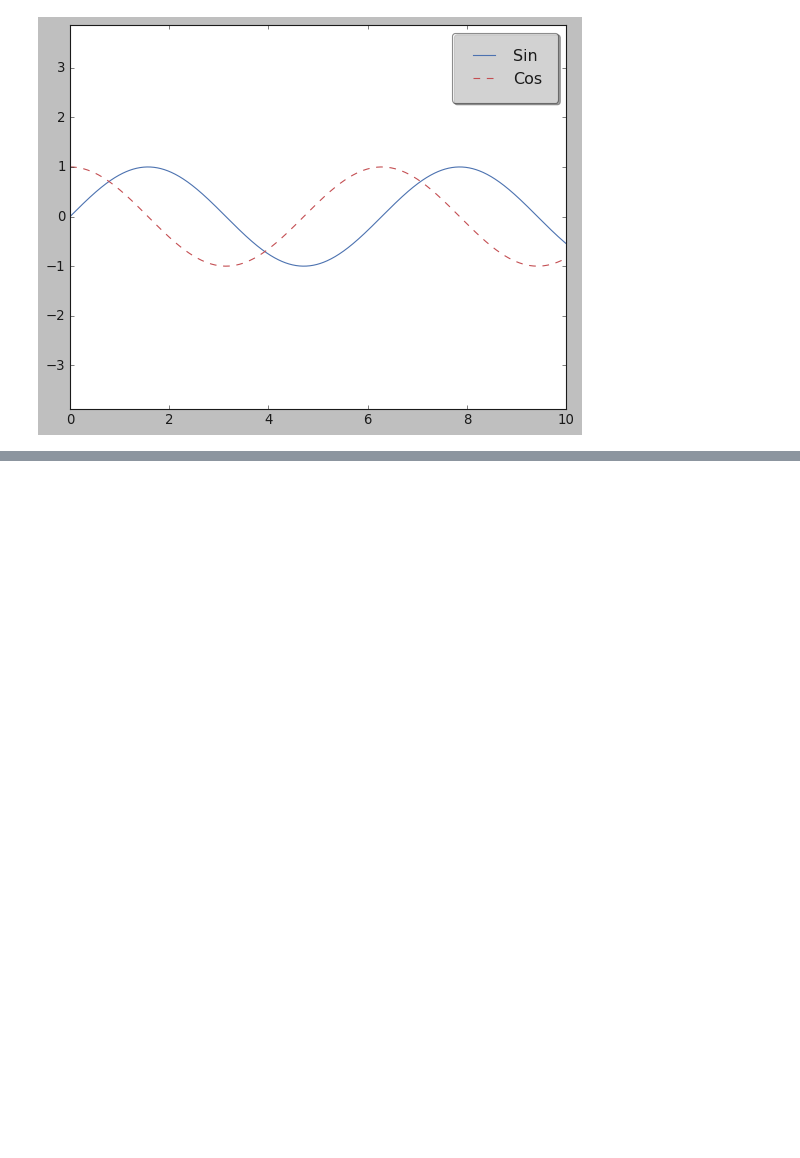
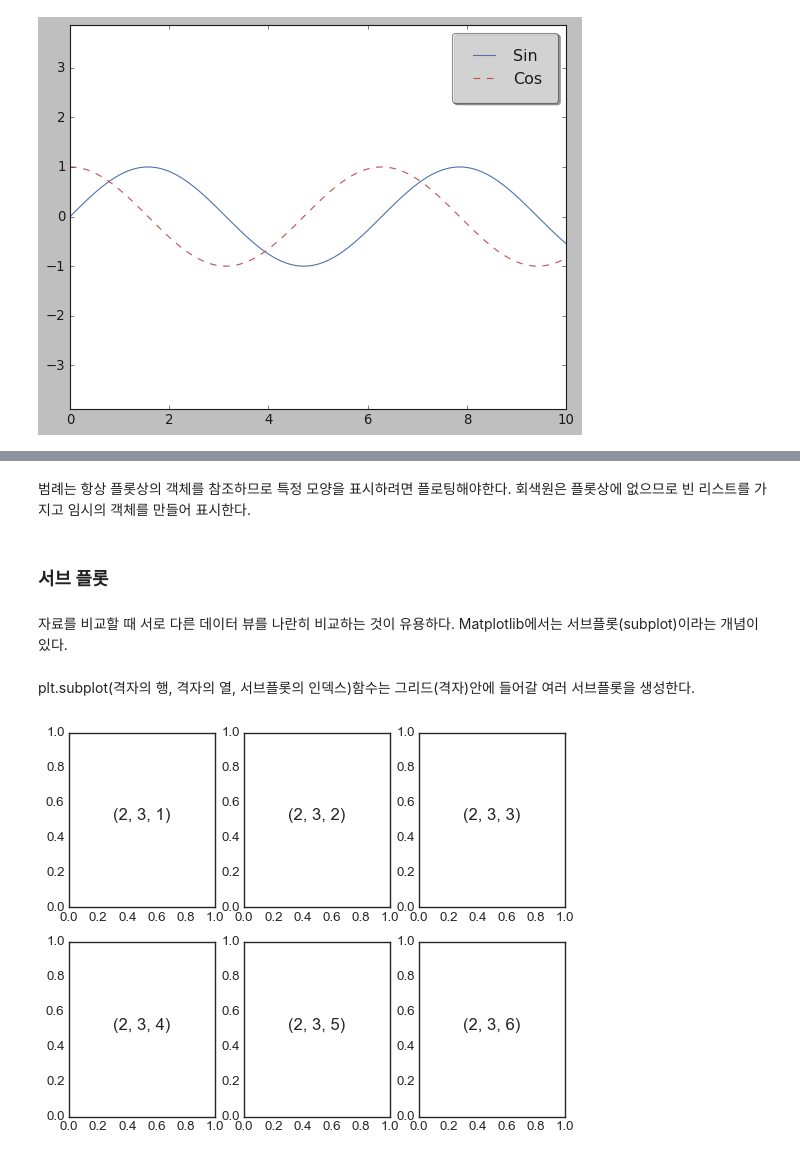
Before and after one commit to jrj8819/python-programming-class, a Jupyter notebook: ML_lesson8.ipynb, the cells around one changed output, grey strips where cells are left out. Cells and saved outputs as stored; diff of their text form; code cells hidden in the pictures; blank space fills up the shorter version.

```diff
--- a/ML_lesson8.ipynb
+++ b/ML_lesson8.ipynb
@@ -760,0 +849,15 @@ fig
+# %% [markdown]
+범례는 항상 플롯상의 객체를 참조하므로 특정 모양을 표시하려면 플로팅해야한다. 회색원은 플롯상에 없으므로 빈 리스트를 가지고 임시의 객체를 만들어 표시한다.
+# %% [markdown]
+### 서브 플롯
+# %% [markdown]
+자료를 비교할 때 서로 다른 데이터 뷰를 나란히 비교하는 것이 유용하다. Matplotlib에서는 서브플롯(subplot)이라는 개념이 있다.
+# %% [markdown]
+plt.subplot(격자의 행, 격자의 열, 서브플롯의 인덱스)함수는 그리드(격자)안에 들어갈 여러 서브플롯을 생성한다.
+# %%
+for i in range(1,7):
+    plt.subplot(2,3,i)
+    plt.text(0.5,0.5, str((2,3,i)), fontsize=15,
+             ha='center')
+# %% [output]
+[figure, added]
```
Also changed, not shown: parts of 46 cells of this notebook.
